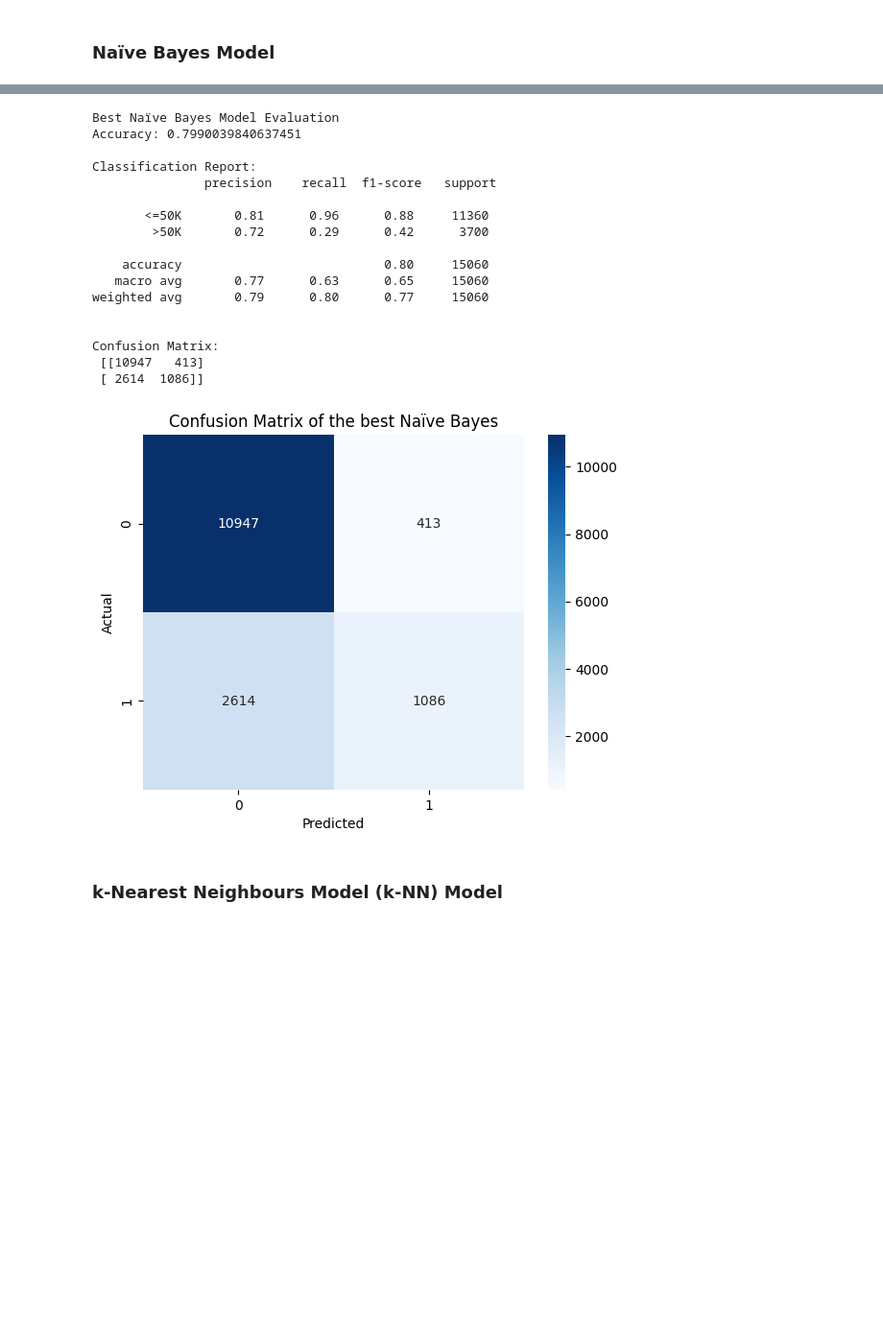
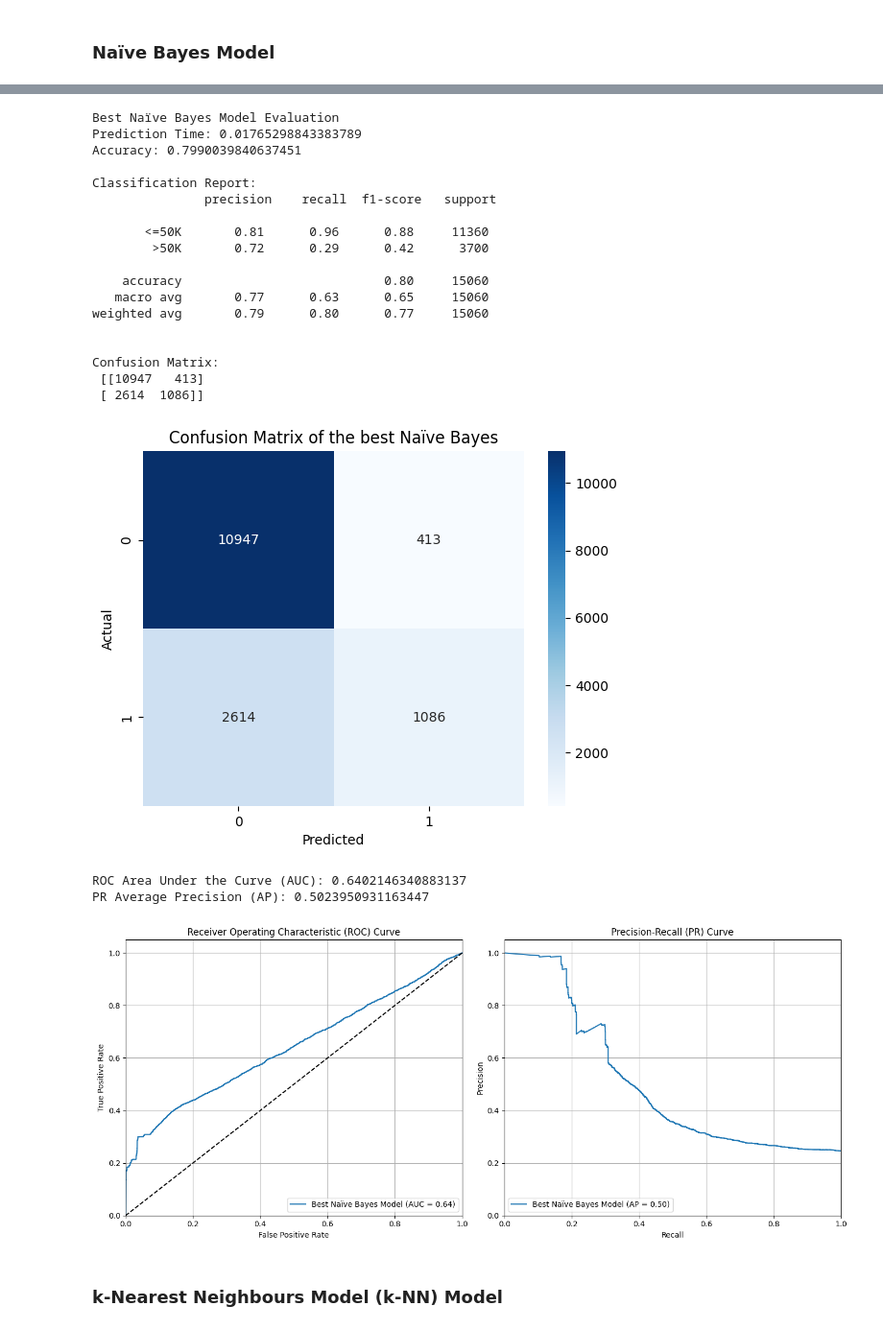
Before and after one commit to roshaniayu/IN6227-Data-Mining-Assignments, a Jupyter notebook: Assignment 1/Assignment1_Roshani Ayu Pranasti_G2504973A.ipynb, the cells around one changed output, grey strips where cells are left out. Shown: that part at 96% size. Saved outputs shown, nothing was run; the diff lists cells and outputs as text; code cells hidden in the pictures; blank space fills up the shorter version.

```diff
--- a/Assignment 1/Assignment1_Roshani Ayu Pranasti_G2504973A.ipynb
+++ b/Assignment 1/Assignment1_Roshani Ayu Pranasti_G2504973A.ipynb
@@ -571,40 +649,87 @@ Confusion Matrix:
 # %%
 # Evaluate the best Naive Bayes model
 best_nb = grid_nb.best_estimator_
+start_best_nb_pred = time.time()
 best_nb_predictions = best_nb.predict(X_test_data)
+best_nb_probabilities = best_nb.predict_proba(X_test_data)[:, 1]
+end_best_nb_pred = time.time()
+best_nb_pred_time = end_best_nb_pred - start_best_nb_pred
 
 print("\nBest Naïve Bayes Model Evaluation")
+print("Prediction Time:", best_nb_pred_time)
 best_nb_accuracy_score = accuracy_score(y_test_data, best_nb_predictions)
 print("Accuracy:", best_nb_accuracy_score)
 print("\nClassification Report:\n", classification_report(y_test_data, best_nb_predictions, target_names=target_names))
 best_nb_report_dict = classification_report(y_test_data, best_nb_predictions, target_names=target_names, output_dict=True)
 
+# Confusion Matrix
 best_nb_confusion_matrix = confusion_matrix(y_test_data, best_nb_predictions)
 print("\nConfusion Matrix:\n", best_nb_confusion_matrix)
 plt.title("Confusion Matrix of the best Naïve Bayes")
 sns.heatmap(best_nb_confusion_matrix, annot=True, cmap=plt.cm.Blues, fmt="d")
-plt.xlabel('Predicted')
-plt.ylabel('Actual')
+plt.xlabel("Predicted")
+plt.ylabel("Actual")
 plt.show()
+
+# Plot ROC and PR Curves
+best_nb_fpr, best_nb_tpr, _ = roc_curve(y_test_data, best_nb_probabilities)
+best_nb_roc_auc = auc(best_nb_fpr, best_nb_tpr)
+print("ROC Area Under the Curve (AUC):", best_nb_roc_auc)
+
+best_nb_precision, best_nb_recall, _ = precision_recall_curve(y_test_data, best_nb_probabilities)
+best_nb_avg_precision = average_precision_score(y_test_data, best_nb_probabilities)
+print("PR Average Precision (AP):", best_nb_avg_precision)
+
+plt.figure(figsize=(14, 6))
+
+# ROC Curve plot
+plt.subplot(1, 2, 1)
+plt.plot(best_nb_fpr, best_nb_tpr, label=f"Best Naïve Bayes Model (AUC = {best_nb_roc_auc:.2f})")
+plt.plot([0, 1], [0, 1], 'k--') # Dashed diagonal line
+plt.xlim([0.0, 1.0])
+plt.ylim([0.0, 1.05])
+plt.xlabel("False Positive Rate")
+plt.ylabel("True Positive Rate")
+plt.title("Receiver Operating Characteristic (ROC) Curve")
+plt.legend(loc="lower right")
+plt.grid(True)
+
+# PR Curve plot
+plt.subplot(1, 2, 2)
+plt.plot(best_nb_recall, best_nb_precision, label=f"Best Naïve Bayes Model (AP = {best_nb_avg_precision:.2f})")
+plt.xlim([0.0, 1.0])
+plt.ylim([0.0, 1.05])
+plt.xlabel("Recall")
+plt.ylabel("Precision")
+plt.title("Precision-Recall (PR) Curve")
+plt.legend(loc="lower left")
+plt.grid(True)
+
+plt.tight_layout()
+plt.show()
 # %% [output]
 Best Naïve Bayes Model Evaluation
+Prediction Time: 0.01765298843383789
 Accuracy: 0.7990039840637451
 
 Classification Report:
                precision    recall  f1-score   support
 
        <=50K       0.81      0.96      0.88     11360
         >50K       0.72      0.29      0.42      3700
 
     accuracy                           0.80     15060
    macro avg       0.77      0.63      0.65     15060
 weighted avg       0.79      0.80      0.77     15060
 
 
 Confusion Matrix:
  [[10947   413]
  [ 2614  1086]]
 [figure]
+ROC Area Under the Curve (AUC): 0.6402146340883137
+PR Average Precision (AP): 0.5023950931163447
+[figure, added]
 # %% [markdown]
 ### k-Nearest Neighbours Model (k-NN) Model
 # %%
```
Also changed, not shown: parts of 12 cells of this notebook.
